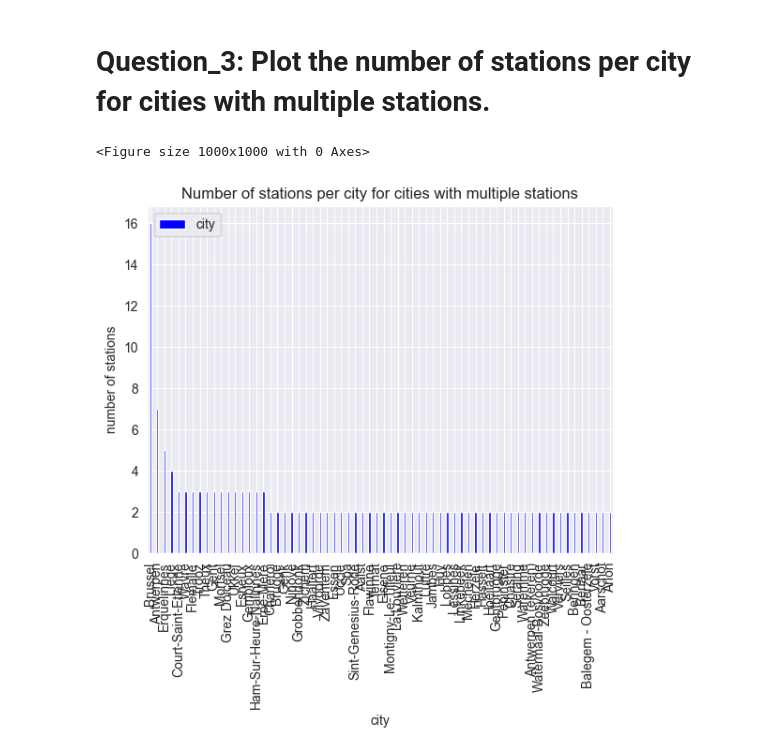
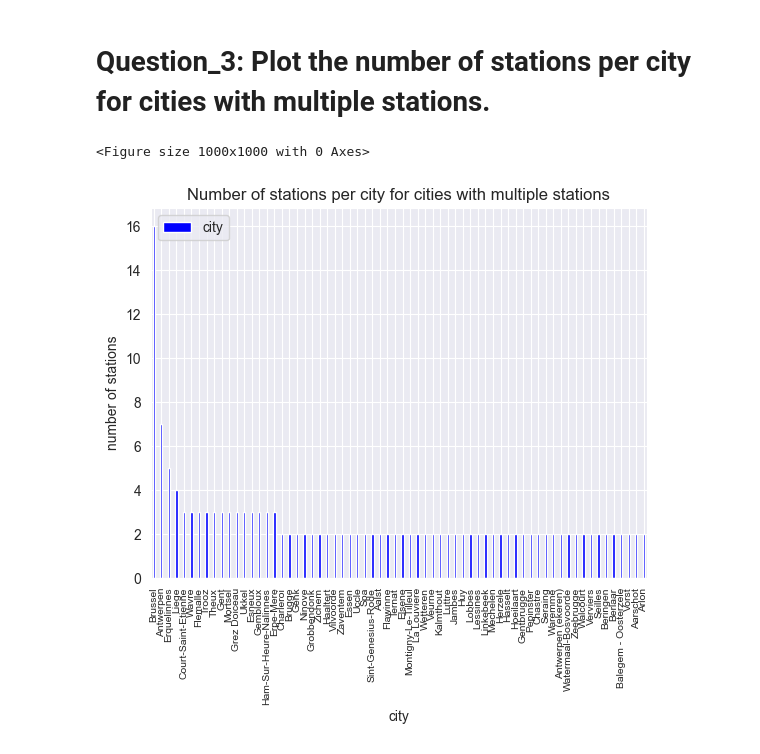
Before and after one commit to Seoyangsam/ACRM, a Jupyter notebook: src/Q3.ipynb, the cells around one changed output. Drawn from its saved outputs; the diff is of its cells as text; code cells hidden in the pictures.

Commit message:
fontsize Q3

```diff
--- a/src/Q3.ipynb
+++ b/src/Q3.ipynb
@@ -11,13 +11,14 @@ df = pd.DataFrame(facilities['city'].value_counts())
 # %%
 plt.figure(figsize=(10,10))
 
 df[df['city']>1].plot(kind='bar', width= 0.3, color = 'blue')
 plt.title('Number of stations per city for cities with multiple stations')
 plt.xlabel("city")
+plt.xticks(fontsize=7.5)
 plt.ylabel("number of stations")
 plt.legend(loc="upper left")
 plt.xticks(rotation= "vertical")
 plt.show()
 # %% [output]
 <Figure size 1000x1000 with 0 Axes>
-[figure, old version]
+[figure, new version]
```
